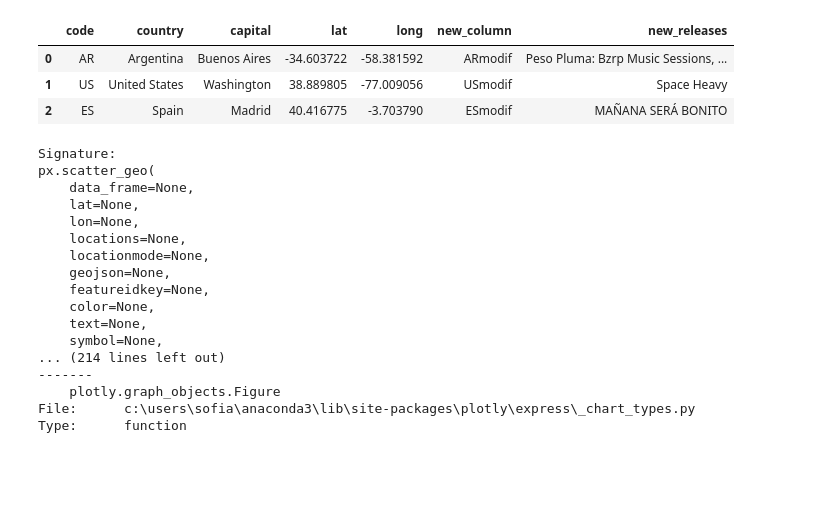
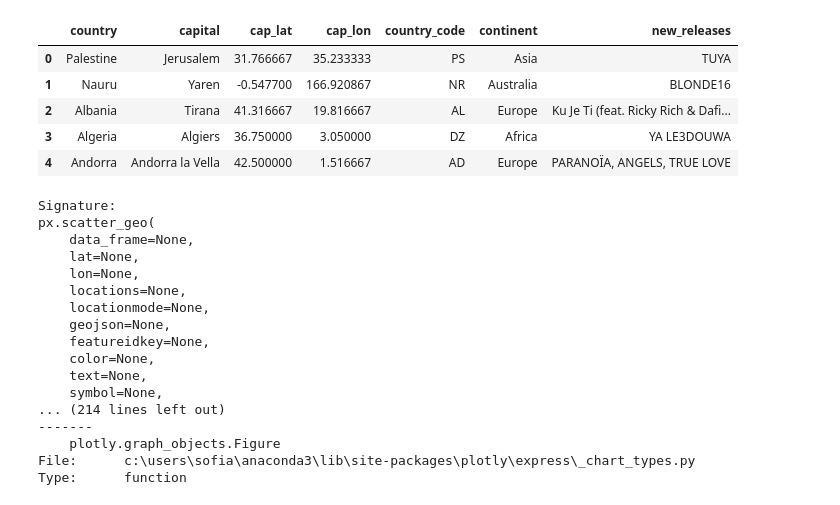
Before and after one commit to vananh-ng/bigdataproject, a Jupyter notebook: Sofi-test.ipynb, the cells around one changed output. Saved outputs shown, nothing was run; the diff lists cells and outputs as text; code cells hidden in the pictures; blank space fills up the shorter version.

```diff
--- a/Sofi-test.ipynb
+++ b/Sofi-test.ipynb
@@ -80,0 +86,2 @@ new_releases= get_new_releases("AR")
+# %%
+df.iloc[115,4]='NA'
@@ -81,9 +98,12 @@ new_releases= get_new_releases("AR")
 # %%
-df['new_releases']= [get_new_releases(df.loc[index,'code']) for index in range(len(df))]
-df
+df['new_releases']= [get_new_releases(df.loc[index,'country_code']) for index in range(len(df))]
-# %% [output]
-|  | code | country | capital | lat | long | new_column | new_releases |
-| 0 | AR | Argentina | Buenos Aires | -34.603722 | -58.381592 | ARmodif | Peso Pluma: Bzrp Music Sessions, ... |
-| 1 | US | United States | Washington | 38.889805 | -77.009056 | USmodif | Space Heavy |
-| 2 | ES | Spain | Madrid | 40.416775 | -3.703790 | ESmodif | MAÑANA SERÁ BONITO |
+# %%
+df.head()
+# %% [output]
+|  | country | capital | cap_lat | cap_lon | country_code | continent | new_releases |
+| 0 | Palestine | Jerusalem | 31.766667 | 35.233333 | PS | Asia | TUYA |
+| 1 | Nauru | Yaren | -0.547700 | 166.920867 | NR | Australia | BLONDE16 |
+| 2 | Albania | Tirana | 41.316667 | 19.816667 | AL | Europe | Ku Je Ti (feat. Ricky Rich & Dafi... |
+| 3 | Algeria | Algiers | 36.750000 | 3.050000 | DZ | Africa | YA LE3DOUWA |
+| 4 | Andorra | Andorra la Vella | 42.500000 | 1.516667 | AD | Europe | PARANOÏA, ANGELS, TRUE LOVE |
 # %%
```
Also changed, not shown: parts of 12 cells of this notebook.
